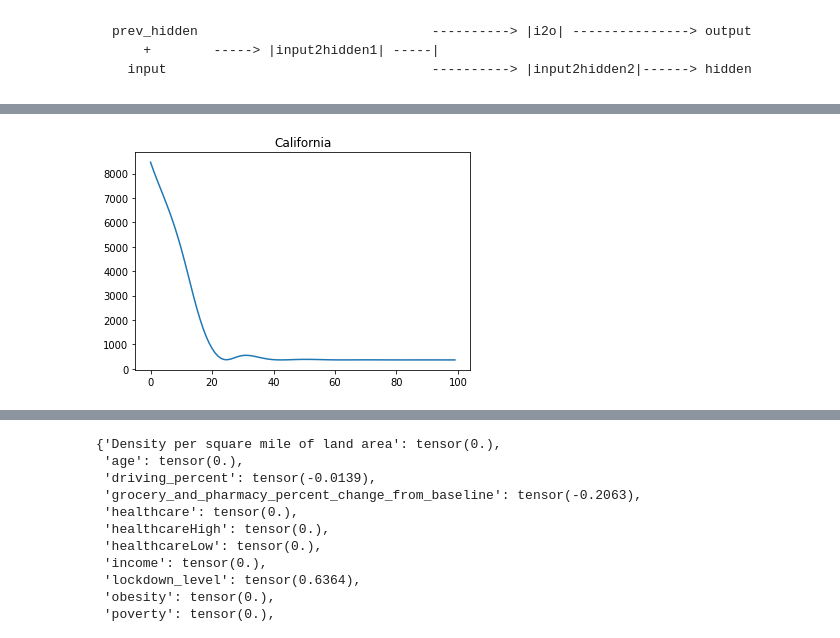
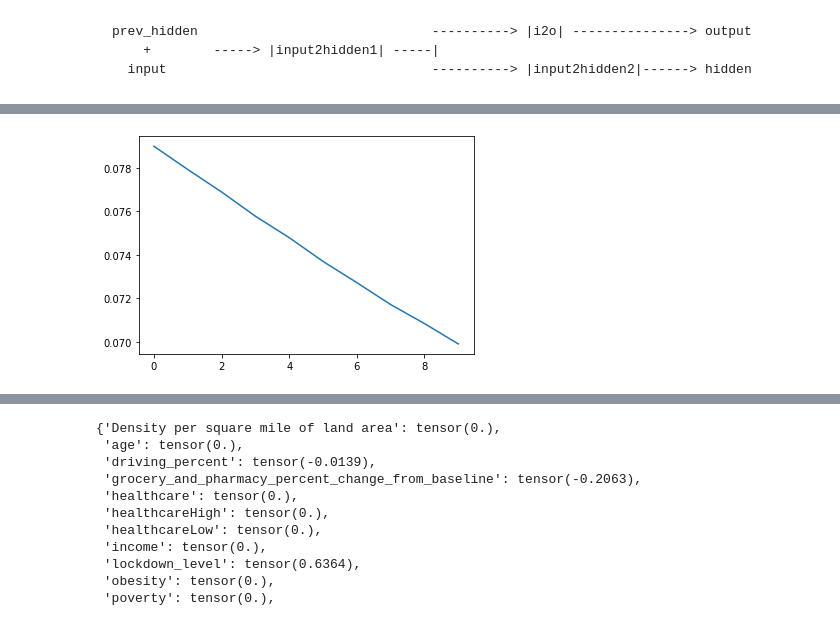
Before and after one commit to mlaugharn/math189covid19, a Jupyter notebook: covid_second_wave_model.ipynb, the cells around one changed output, grey strips where cells are left out. Cells and saved outputs as stored; diff of their text form; code cells hidden in the pictures.

```diff
--- a/covid_second_wave_model.ipynb
+++ b/covid_second_wave_model.ipynb
@@ -245,6 +247,8 @@ def build_inputs():
 
         region_joined_df['Rt_90_lower_bound'] = region_joined_df['RtIndicator'] - (region_joined_df['RtIndicatorCI90'])
         region_joined_df['Rt_90_upper_bound'] = region_joined_df['RtIndicator'] + (region_joined_df['RtIndicatorCI90'])
+        region_joined_df['cumulativePositiveTests'] = region_joined_df['cumulativePositiveTests'].fillna(method='bfill')
+        region_joined_df['cumulativeNegativeTests'] = region_joined_df['cumulativeNegativeTests'].fillna(method='bfill')
         region_joined_df['positive_test_rate'] = region_joined_df['cumulativePositiveTests'] / (region_joined_df['cumulativePositiveTests'] + region_joined_df['cumulativeNegativeTests'])
         region_joined_df['positive_test_rate'] = region_joined_df['positive_test_rate'].fillna(method='bfill')
         inputs[region] = region_joined_df
@@ -407,7 +411,7 @@ for i, param in enumerate(params + ['t', 't^2']):
 import torch.nn.functional as F
 class LSTM(nn.Module):
     # adapted from https://www.jessicayung.com/lstms-for-time-series-in-pytorch/
-    def __init__(self, input_dim, hidden_dim1, seq_len=14, output_dim = 1, num_layers=2):
+    def __init__(self, input_dim, hidden_dim1, seq_len=14, output_dim = 2, num_layers=2):
         super(LSTM, self).__init__()
         self.input_dim = input_dim
         self.hidden_dim1 = hidden_dim1
@@ -417,7 +421,7 @@ class LSTM(nn.Module):
         self.num_layers = num_layers
 
         # define LSTM layer
-        self.lstm = nn.LSTM(self.input_dim, self.hidden_dim1, self.num_layers)
+        self.lstm = nn.LSTM(self.input_dim, self.hidden_dim1, self.num_layers, dropout=0.15)
 
         # define output layer
         self.linear1 = nn.Linear(self.hidden_dim1, self.output_dim)
@@ -434,7 +438,7 @@ class LSTM(nn.Module):
         #print(input.shape)
         lstm_out, self.hidden = self.lstm(
             input.reshape(len(input), self.seq_len, -1))
-        y_pred = self.linear1(lstm_out.view(self.seq_len, len(input), -1)[-1])
+        y_pred = F.softplus(self.linear1(lstm_out.view(self.seq_len, len(input), -1)[-1]))
         return y_pred.reshape((-1, self.output_dim))
 
 
@@ -594,0 +551,4 @@ Epoch  1500 MSE:  8.140772479237057e-06
+# %%
+models = {}
+for region in USA:
+    models[region] = build_state_model(region)
@@ -599,13 +670,16 @@ input_params = [
         'transit_stations_percent_change_from_baseline',
         'workplaces_percent_change_from_baseline',
         'residential_percent_change_from_baseline',
-        'lockdown_level',
-        'hospitalBedCapacity', 'ICUBedsInUse',
-        'cumulativeDeaths', 'cumulativeInfected',
+        'lockdown_level', 'lat', 'long',
+        'hospitalBedsRequired', 'hospitalBedCapacity',
+        'ICUBedsInUse', 'ICUBedCapacity',
         'poverty', 'age', 'income',
         'healthcare', 'healthcareLow', 'healthcareHigh',
         'obesity', 'smokes', 'smokesLow', 'smokesHigh',
-        'Density per square mile of land area'] + [f'state{i}' for i in range(len(USA))]
+        'Density per square mile of land area',
+        'positive_test_rate',
+        'cumulativeDeaths', 'cumulativeInfected',
+        'cumulativePositiveTests', 'cumulativeNegativeTests'] + [f'state{i}' for i in range(len(USA))]
 
 inputs_USA = []
 for i, (region, region_df) in enumerate(inputs.items()):
@@ -616,29 +690,37 @@ for i, (region, region_df) in enumerate(inputs.items()):
 inputs_USA = pd.concat(inputs_USA, ignore_index=True)
 print(f"all columns available: {inputs_USA.columns}")
 print(f"input params: {input_params}")
-output_params = ['RtIndicator', 'positive_test_rate']
+output_params = ['RtIndicator']
 print(f"output params: {output_params}")
-seq_len = 30
+seq_len = 12
 X = inputs_USA[input_params].values.astype('float32')
 X = preprocessing.MinMaxScaler().fit(X).transform(X)
-Y = inputs_USA[output_params].values.astype('float32')
-X_lstm, y_lstm = sliding_windows(X, Y, seq_len)
+Y = np.log(inputs_USA[output_params].values.astype('float32'))
+test_size = 20
 
-hidden1 = 20
+X_train, X_test = X[:-test_size], X[-test_size:]
+Y_train, Y_test = Y[:-test_size], Y[test_size:]
+
+X_train_lstm, y_train_lstm = sliding_windows(X_train, Y_train, seq_len)
+X_test_lstm, y_test_lstm = sliding_windows(X_test, Y_test, seq_len)
+
+hidden1 = 5
 print(len(input_params))
-model = LSTM(len(input_params), hidden_dim1 = hidden1, seq_len = seq_len, output_dim = len(output_params), num_layers=2)
+model = LSTM(len(input_params), hidden_dim1 = hidden1, seq_len = seq_len, output_dim = len(output_params), num_layers=3)
 
-loss_fn = torch.nn.MSELoss(reduction='sum')
-learning_rate = 2e-3
-num_epochs = 2000
+loss_fn = torch.nn.MSELoss(reduction='mean')
+learning_rate = 1.5e-3
+num_epochs = 10
 optimiser = torch.optim.Adam(model.parameters(), lr=learning_rate)
 
 #####################
 # Train model
 #####################
 
-hist = np.zeros(num_epochs)
-losses = []
+train_hist = np.zeros(num_epochs)
+test_hist = np.zeros(num_epochs)
+train_losses = []
+test_losses = []
 for t in range(num_epochs):
     # Clear stored gradient
 
@@ -646,30 +728,38 @@ for t in range(num_epochs):
 
     # Initialise hidden state
     # Don't do this if you want your LSTM to be stateful
-    model.hidden = model.init_hidden()
+    #model.hidden = model.init_hidden()
 
     # Forward pass
-    y_pred = model(X_lstm)
+    y_pred = model(X_train_lstm)
 
-    loss = loss_fn(y_pred, y_lstm)
-    losses.append(loss)
+    train_loss = loss_fn(y_pred, y_train_lstm)
+    train_losses.append(train_loss)
+
+    with torch.no_grad():
+        y_test_pred = model(X_test_lstm)
+        test_loss = loss_fn(y_test_pred, y_test_lstm)
+    test_hist[t] = test_loss.item()
+    train_hist[t] = train_loss.item()
+
     if t % 2 == 0:
-        print("Epoch ", t, "MSE: ", loss.item())
-    hist[t] = loss.item()
+        print("Epoch ", t, "train MSE: ", train_loss.item(), "test MSE: ", test_loss.item())
 
     # Zero out gradient, else they will accumulate between epochs
     optimiser.zero_grad()
 
     # Backward pass
-    loss.backward()
-
+    train_loss.backward()
+    torch.nn.utils.clip_grad_norm_(model.parameters(), 100)
     # Update parameters
     optimiser.step()
-plt.plot(losses)
-plt.title(region)
+plt.plot(train_losses)
+plt.plot(test_losses)
 plt.show()
 print("prediction vs actual:")
-pprint.pprint(list(zip(y_pred.data, inputs['New York'][output_params].values[-seq_len:])))
+pprint.pprint(list(zip(y_test_pred.data, y_test_lstm)))
+for i, input_param in enumerate(input_params):
+    print(f"{input_param}: {X_test_lstm[-1, -1, i]}")
 # %% [output]
 all columns available: Index(['region', 'date', 'driving_percent',
        'retail_and_recreation_percent_change_from_baseline',
@@ -691,2 +781,2 @@ Epoch  98 MSE:  362.7879333496094
-[figure, old version]
+[figure, new version]
 prediction vs actual:
```
Also changed, not shown: parts of 9 cells of this notebook.
